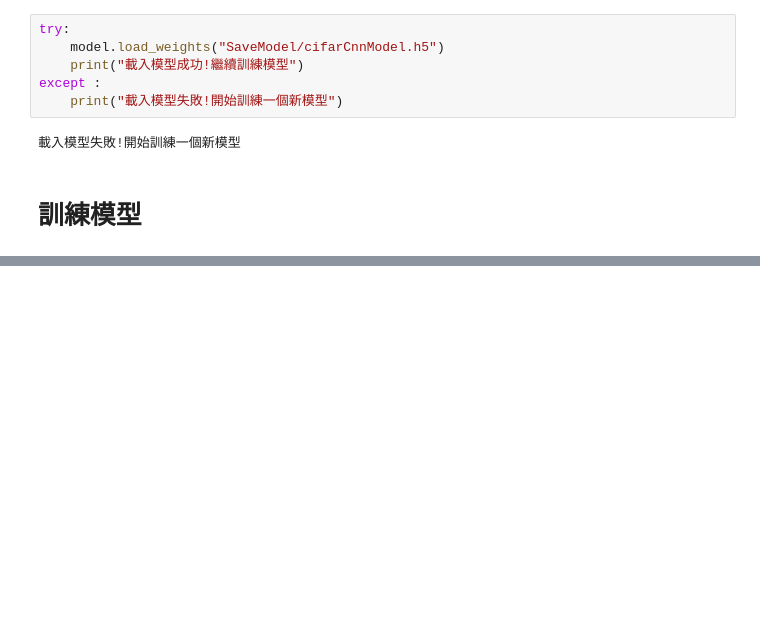
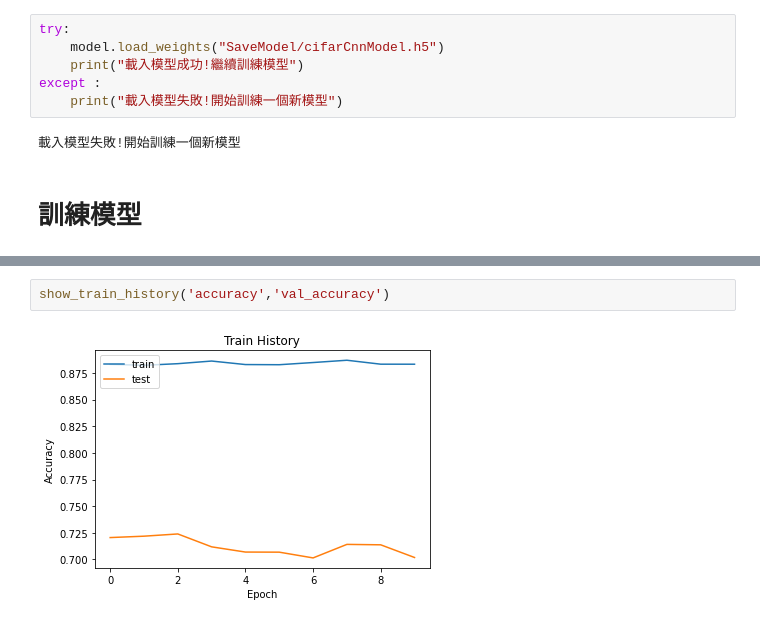
Before and after one commit to CharlesChou03/ML100Days, a Jupyter notebook: homework/Day71-使用損失函數_HW.ipynb, the cells around one changed output, grey strips where cells are left out. Cells and saved outputs as stored; diff of their text form; blank space fills up the shorter version.

```diff
--- a/homework/Day71-使用損失函數_HW.ipynb
+++ b/homework/Day71-使用損失函數_HW.ipynb
@@ -157,0 +198,4 @@ Epoch 1/12
+# %%
+show_train_history('accuracy','val_accuracy')
+# %% [output]
+[figure, added]
```
Also changed, not shown: parts of 6 cells of this notebook.
